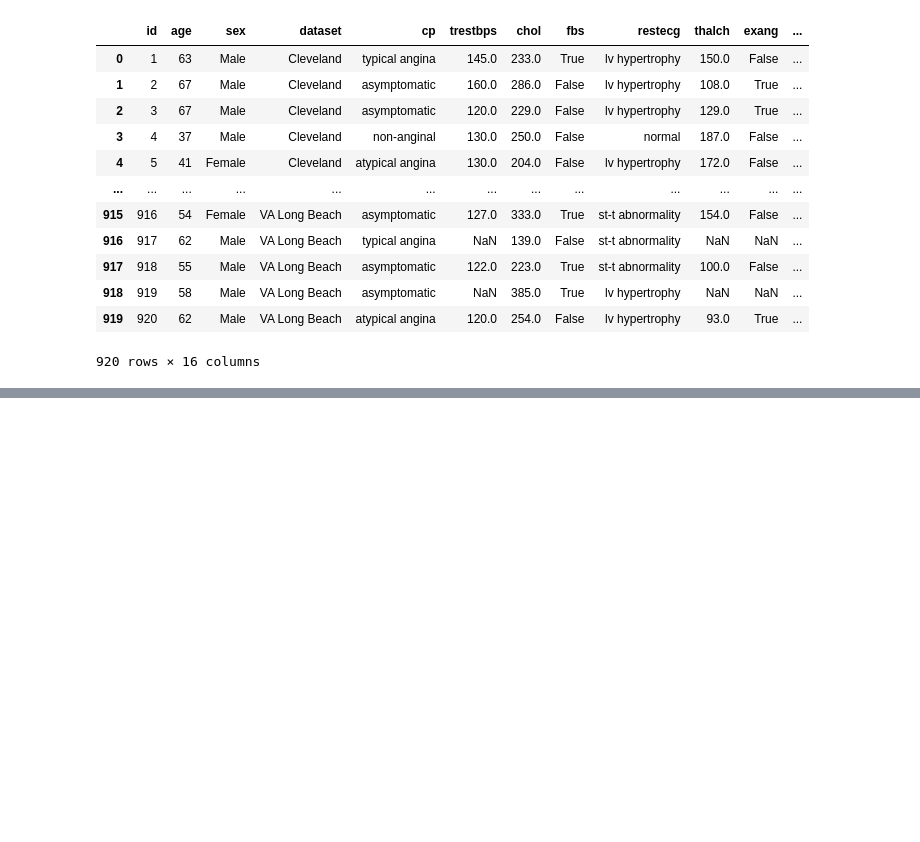
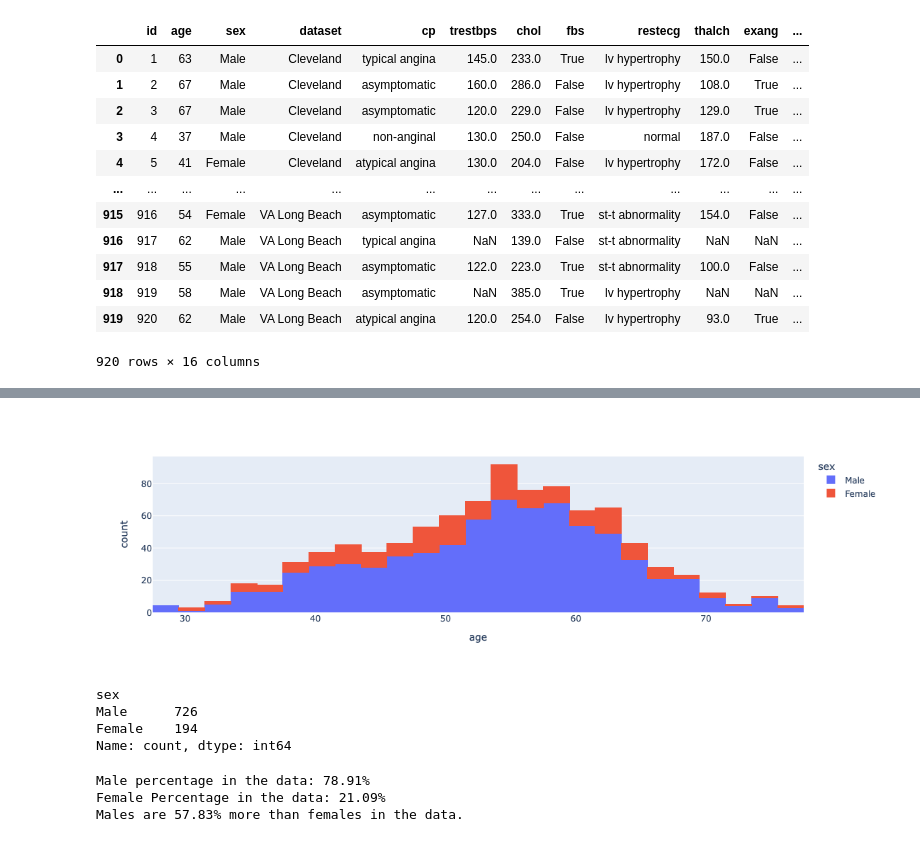
Before and after one commit to fatemehtarkhan/UCI-Heart-Disease, a Jupyter notebook: Heart_Diseas.ipynb, the cells around one changed output, grey strips where cells are left out. Cells and saved outputs as stored; diff of their text form; code cells hidden in the pictures; blank space fills up the shorter version.

```diff
--- a/Heart_Diseas.ipynb
+++ b/Heart_Diseas.ipynb
@@ -20,0 +67,37 @@ df
+# %%
+# Let's explore the gender based distribution of the dataset for age column
+
+import plotly.express as px
+fig = px.histogram(data_frame=df, x='age', color='sex')
+fig.show()
+# %% [output]
+[figure, added]
+# %%
+# find the values of sex column
+df['sex'].value_counts()
+# %% [output]
+sex
+Male      726
+Female    194
+Name: count, dtype: int64
+# %%
+# calculate the percentages of male and female value counts in the data
+male_count = 726
+female_count = 194
+total_count = male_count + female_count
+
+# calculate percentages
+male_percentage = (male_count / total_count) * 100
+female_percentage = (female_count / total_count) * 100
+
+# display the results
+print(f"Male percentage in the data: {male_percentage:.2f}%")
+print(f"Female Percentage in the data: {female_percentage:.2f}%")
+
+# difference
+difference_percentage = male_percentage - female_percentage
+print(f"Males are {difference_percentage:.2f}% more than females in the data.")
+# %% [output]
+Male percentage in the data: 78.91%
+Female Percentage in the data: 21.09%
+Males are 57.83% more than females in the data.
```
Also changed, not shown: parts of 14 cells of this notebook.
